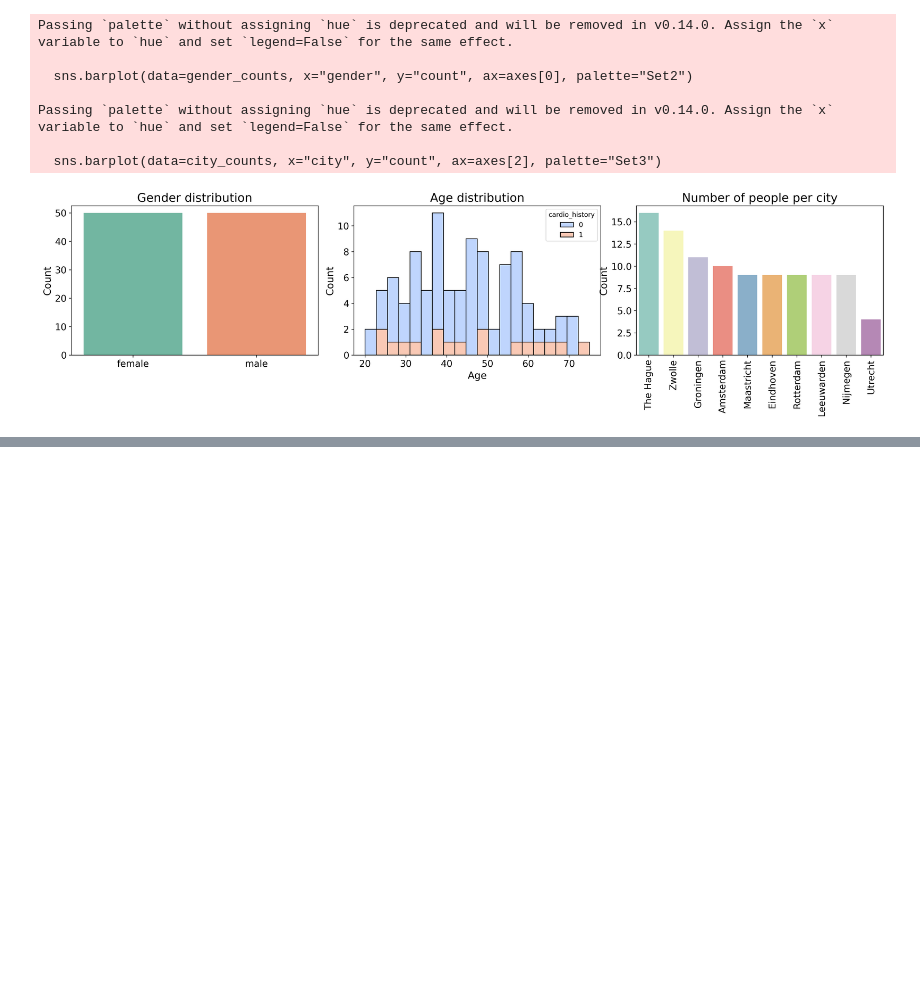
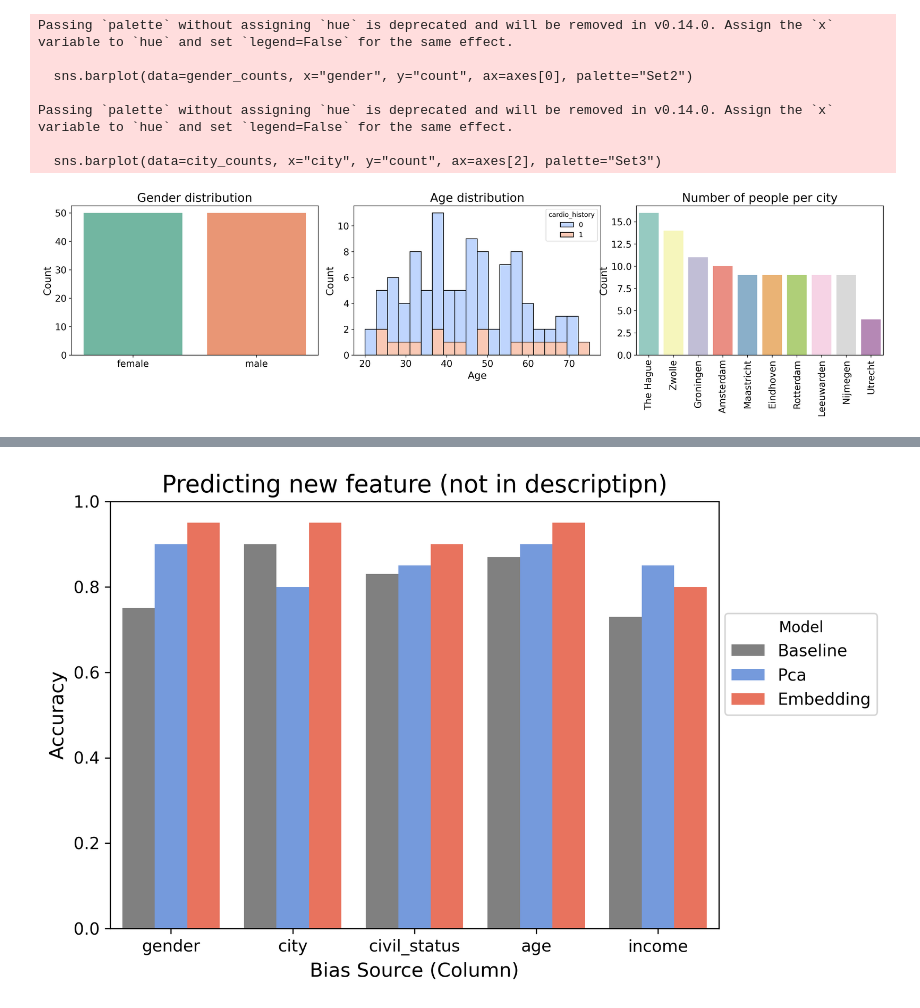
Before and after one commit to niznik-dev/predicting-zygosity, a Jupyter notebook: embeddings/explore_results.ipynb, the cells around one changed output, grey strips where cells are left out. Cells and saved outputs as stored; diff of their text form; code cells hidden in the pictures; blank space fills up the shorter version.

```diff
--- a/embeddings/explore_results.ipynb
+++ b/embeddings/explore_results.ipynb
@@ -217,0 +425,35 @@ plot_pca_grid(
+# %%
+# Convert accuracy columns to long format
+acc_long = pd.melt(
+    results_df,
+    id_vars=["bias_column", "bias_value"],
+    value_vars=["baseline_accuracy", "pca_accuracy", "embedding_accuracy"],
+    var_name="model",
+    value_name="accuracy"
+)
+
+# Clean up model labels
+acc_long["model"] = acc_long["model"].str.replace("_accuracy", "").str.capitalize()
+
+# Set custom colors
+custom_palette = {
+    "Baseline": "gray",
+    "Pca": "cornflowerblue",
+    "Embedding": "tomato"
+}
+
+# Plot
+plt.figure(figsize=(8, 5), dpi=300)
+sns.barplot(data=acc_long, x="bias_column", y="accuracy", hue="model", palette=custom_palette)
+
+plt.title("Predicting new feature (not in descriptipn)", fontsize=16)
+plt.xlabel("Bias Source (Column)", fontsize=13)
+plt.ylabel("Accuracy", fontsize=13)
+plt.xticks(fontsize=11)
+plt.yticks(fontsize=11)
+plt.legend(title="Model", fontsize=11, loc=(1.01, 0.5))
+plt.ylim(0, 1)
+plt.tight_layout()
+plt.show()
+# %% [output]
+[figure, added]
```
Also changed, not shown: parts of 9 cells of this notebook, 1 other file.
